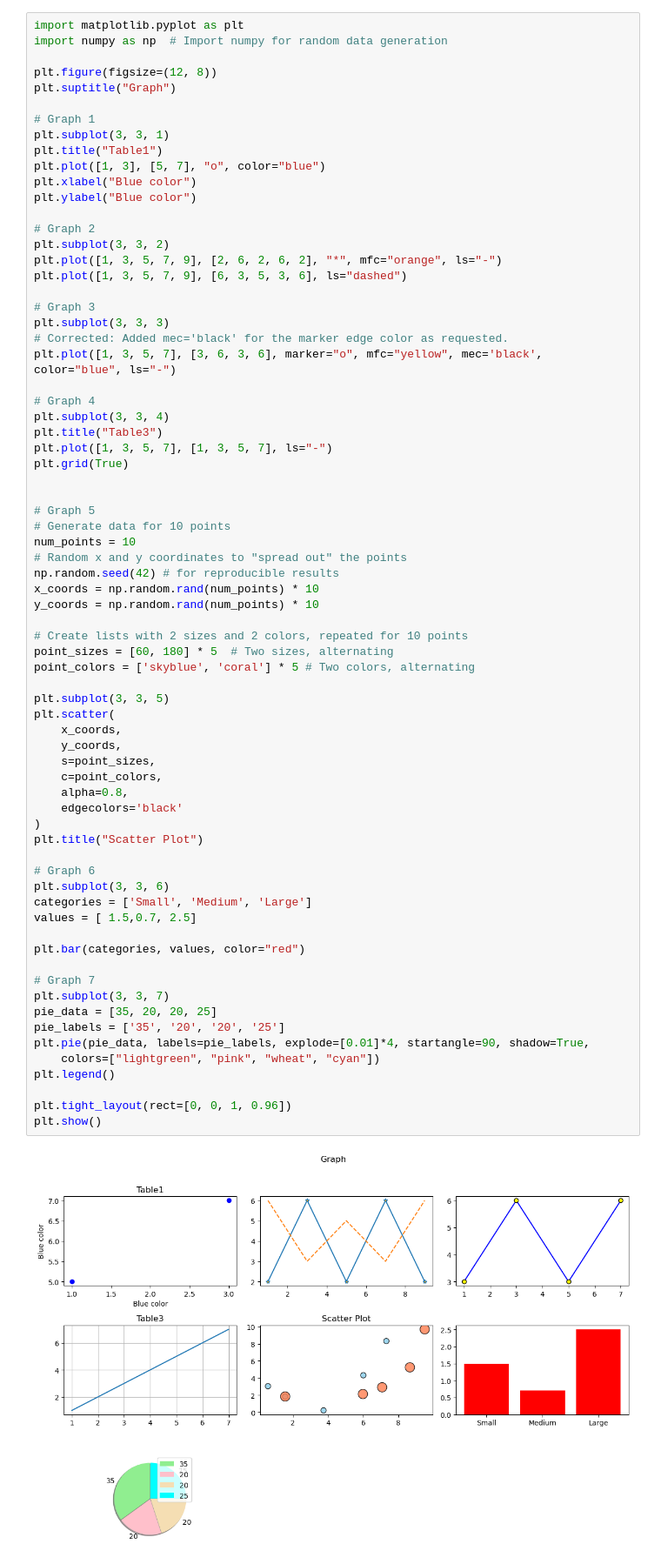
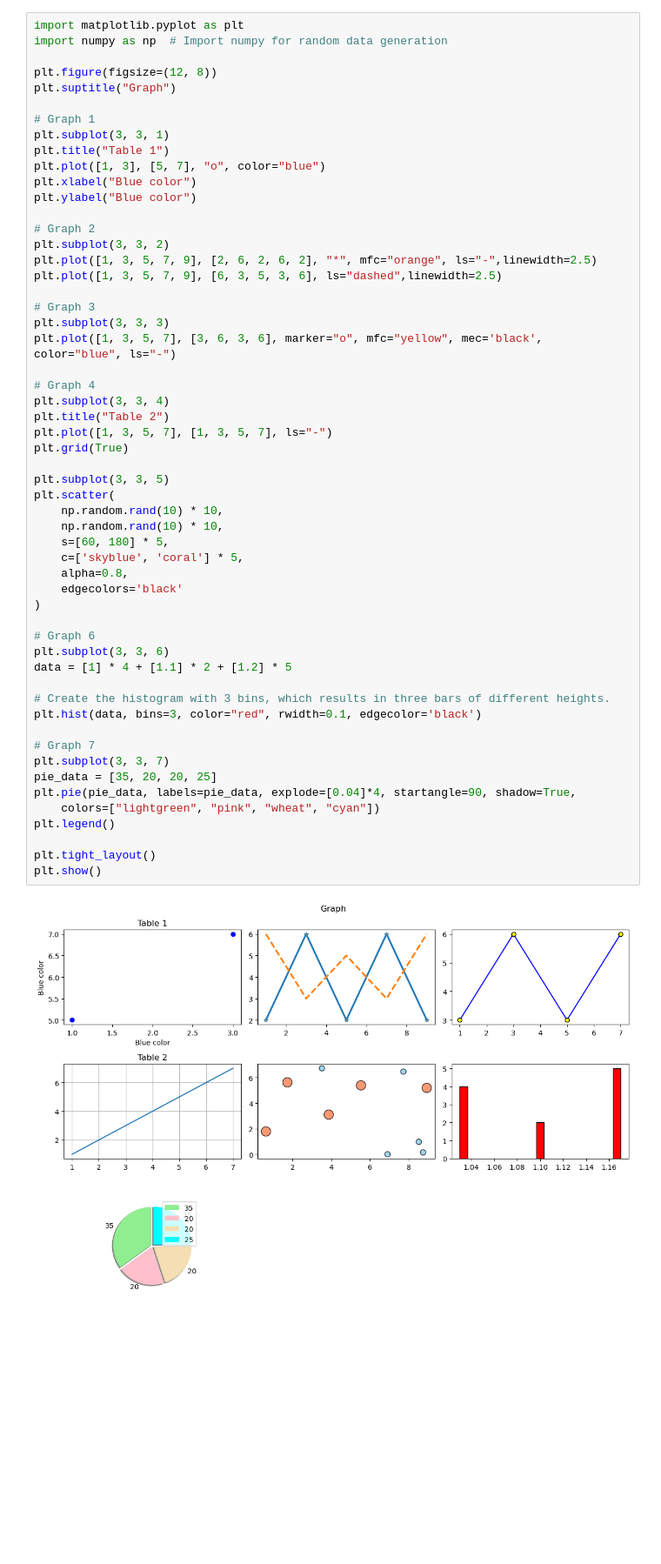
Before and after one commit to yazz0dev/DataScinceLab, a Jupyter notebook: record3/record.ipynb, the cells around one changed output. Shown at 87% size. Drawn from its saved outputs; the diff is of its cells as text; blank space fills up the shorter version.

```diff
--- a/record3/record.ipynb
+++ b/record3/record.ipynb
@@ -7,67 +7,51 @@ plt.suptitle("Graph")
 
 # Graph 1
 plt.subplot(3, 3, 1)
-plt.title("Table1")
+plt.title("Table 1")
 plt.plot([1, 3], [5, 7], "o", color="blue")
 plt.xlabel("Blue color")
 plt.ylabel("Blue color")
 
 # Graph 2
 plt.subplot(3, 3, 2)
-plt.plot([1, 3, 5, 7, 9], [2, 6, 2, 6, 2], "*", mfc="orange", ls="-")
-plt.plot([1, 3, 5, 7, 9], [6, 3, 5, 3, 6], ls="dashed")
+plt.plot([1, 3, 5, 7, 9], [2, 6, 2, 6, 2], "*", mfc="orange", ls="-",linewidth=2.5)
+plt.plot([1, 3, 5, 7, 9], [6, 3, 5, 3, 6], ls="dashed",linewidth=2.5)
 
 # Graph 3
 plt.subplot(3, 3, 3)
-# Corrected: Added mec='black' for the marker edge color as requested.
 plt.plot([1, 3, 5, 7], [3, 6, 3, 6], marker="o", mfc="yellow", mec='black', color="blue", ls="-")
 
 # Graph 4
 plt.subplot(3, 3, 4)
-plt.title("Table3")
+plt.title("Table 2")
 plt.plot([1, 3, 5, 7], [1, 3, 5, 7], ls="-")
 plt.grid(True)
 
-
-# Graph 5
-# Generate data for 10 points
-num_points = 10
-# Random x and y coordinates to "spread out" the points
-np.random.seed(42) # for reproducible results
-x_coords = np.random.rand(num_points) * 10
-y_coords = np.random.rand(num_points) * 10
-
-# Create lists with 2 sizes and 2 colors, repeated for 10 points
-point_sizes = [60, 180] * 5  # Two sizes, alternating
-point_colors = ['skyblue', 'coral'] * 5 # Two colors, alternating
-
 plt.subplot(3, 3, 5)
 plt.scatter(
-    x_coords,
-    y_coords,
-    s=point_sizes,
-    c=point_colors,
+    np.random.rand(10) * 10,
+    np.random.rand(10) * 10,
+    s=[60, 180] * 5,
+    c=['skyblue', 'coral'] * 5,
     alpha=0.8,
     edgecolors='black'
 )
-plt.title("Scatter Plot")
 
 # Graph 6
 plt.subplot(3, 3, 6)
-categories = ['Small', 'Medium', 'Large']
-values = [ 1.5,0.7, 2.5]
+data = [1] * 4 + [1.1] * 2 + [1.2] * 5
 
-plt.bar(categories, values, color="red")
+# Create the histogram with 3 bins, which results in three bars of different heights.
+plt.hist(data, bins=3, color="red", rwidth=0.1, edgecolor='black')
 
 # Graph 7
 plt.subplot(3, 3, 7)
 pie_data = [35, 20, 20, 25]
-pie_labels = ['35', '20', '20', '25']
-plt.pie(pie_data, labels=pie_labels, explode=[0.01]*4, startangle=90, shadow=True,
+plt.pie(pie_data, labels=pie_data, explode=[0.04]*4, startangle=90, shadow=True,
     colors=["lightgreen", "pink", "wheat", "cyan"])
 plt.legend()
 
-plt.tight_layout(rect=[0, 0, 1, 0.96])
+plt.tight_layout()
 plt.show()
 # %% [output]
-[figure, old version]
+[figure, new version]
```
